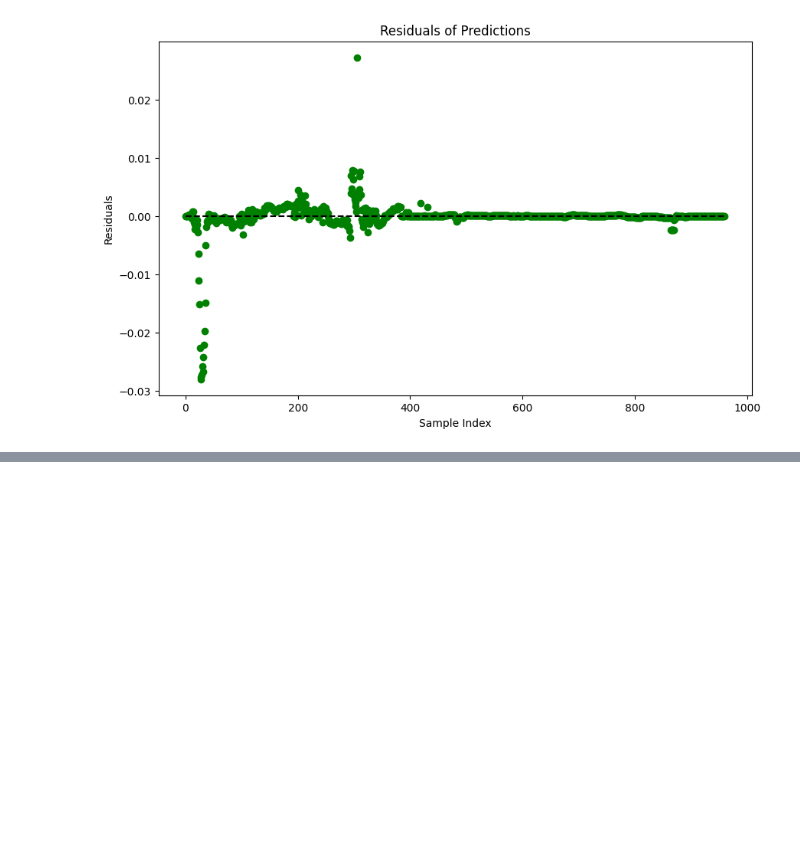
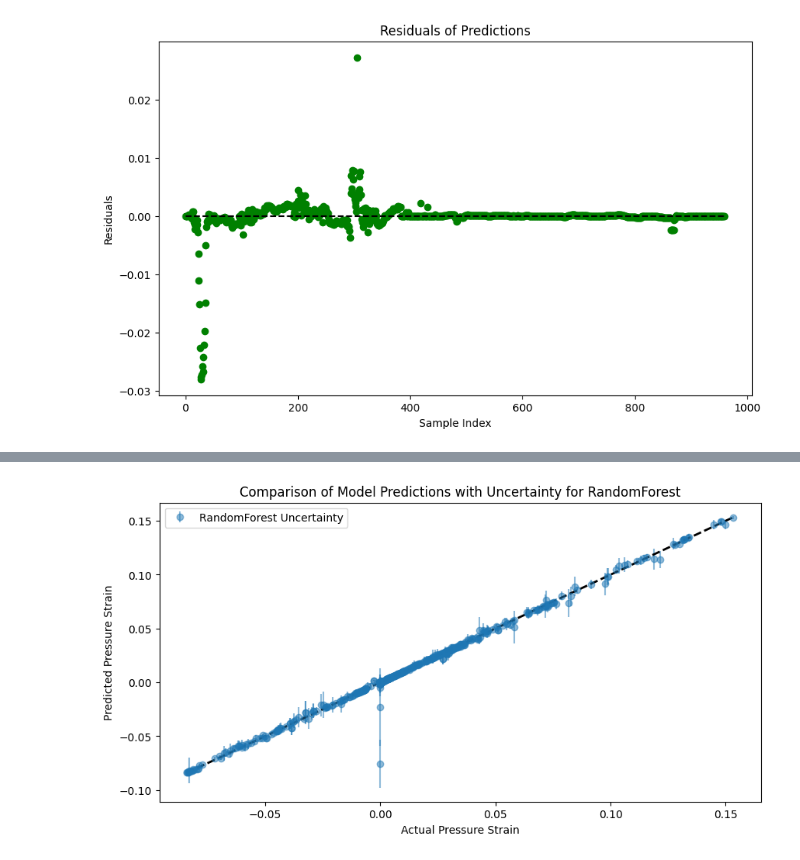
Before and after one commit to ayushsaxenagithub/mtp, a Jupyter notebook: Final Models/Result.ipynb, the cells around one changed output, grey strips where cells are left out. Cells and saved outputs as stored; diff of their text form; code cells hidden in the pictures; blank space fills up the shorter version.

```diff
--- a/Final Models/Result.ipynb
+++ b/Final Models/Result.ipynb
@@ -368,0 +672,81 @@ Accuracy (%): 99.00%
+# %%
+import numpy as np
+import pandas as pd
+import matplotlib.pyplot as plt
+from sklearn.model_selection import train_test_split
+from sklearn.preprocessing import StandardScaler
+from sklearn.ensemble import RandomForestRegressor, AdaBoostRegressor
+from sklearn.metrics import mean_squared_error, r2_score
+import joblib
+from xgboost import XGBRegressor
+from lightgbm import LGBMRegressor
+from catboost import CatBoostRegressor
+import tensorflow as tf
+from tensorflow.keras.models import Sequential
+from tensorflow.keras.layers import Dense, Dropout
+
+# Load data
+file_path = 'combined_data_all_reynolds_20PI_100PI.xlsx'
+df = pd.read_excel(file_path).dropna(subset=['Pressure_Strain', 'FileType', 'Lx'])
+X = df[['y/delta', 'y^+', 'Production', 'Turbulent_Transport', 'Viscous_Transport', 'Pressure_Transport', 'Viscous_Dissipation', 'Re']]
+y = df['Pressure_Strain']
+X_train, X_test, y_train, y_test = train_test_split(X, y, test_size=0.3, random_state=42)
+
+# Scaling
+scaler = StandardScaler()
+X_train_scaled = scaler.fit_transform(X_train)
+X_test_scaled = scaler.transform(X_test)
+
+# Define DNN Model as a function
+def build_dnn_model():
+    model = Sequential([
+        Dense(64, input_dim=X_train.shape[1], activation='relu'),
+        Dense(64, activation='relu'),
+        Dropout(0.1),
+        Dense(1, activation='linear')
+    ])
+    model.compile(loss='mean_squared_error', optimizer='adam')
+    return model
+
+# Models dictionary
+models = {
+    'RandomForest': RandomForestRegressor(n_estimators=100, random_state=42),
+    'XGBoost': XGBRegressor(n_estimators=100, random_state=42),
+    'LightGBM': LGBMRegressor(n_estimators=100, random_state=42),
+    'CatBoost': CatBoostRegressor(iterations=100, verbose=0, random_state=42),
+    'AdaBoost': AdaBoostRegressor(n_estimators=100, random_state=42),
+    'DNN': build_dnn_model()
+}
+
+# Train and predict with uncertainty estimation
+for name, model in models.items():
+    if name == 'DNN':
+        # Fit the DNN model
+        model.fit(X_train_scaled, y_train, epochs=50, batch_size=32, verbose=0)
+        # Predict with dropout at inference time (Monte Carlo dropout)
+        predictions = np.array([model(X_test_scaled, training=True) for _ in range(100)])
+        mean_prediction = np.mean(predictions, axis=0).flatten()
+        std_deviation = np.std(predictions, axis=0).flatten()
+    else:
+        # Fit other models
+        model.fit(X_train_scaled, y_train)
+        # Bootstrap predictions for tree-based models or single prediction for others
+        if hasattr(model, 'estimators_'):
+            predictions = np.stack([estimator.predict(X_test_scaled) for estimator in model.estimators_])
+            mean_prediction = np.mean(predictions, axis=0)
+            std_deviation = np.std(predictions, axis=0)
+        else:
+            mean_prediction = model.predict(X_test_scaled)
+            std_deviation = np.zeros_like(mean_prediction)
+
+    # Plot results
+    plt.figure(figsize=(10, 5))
+    plt.errorbar(y_test, mean_prediction, yerr=std_deviation, fmt='o', alpha=0.5, label=f'{name} Uncertainty')
+    plt.plot([y.min(), y.max()], [y.min(), y.max()], 'k--', lw=2)
+    plt.xlabel('Actual Pressure Strain')
+    plt.ylabel('Predicted Pressure Strain')
+    plt.title(f'Comparison of Model Predictions with Uncertainty for {name}')
+    plt.legend()
+    plt.show()
+# %% [output]
+[figure, added]
```
Also changed, not shown: parts of 4 cells of this notebook, 28 other files.
